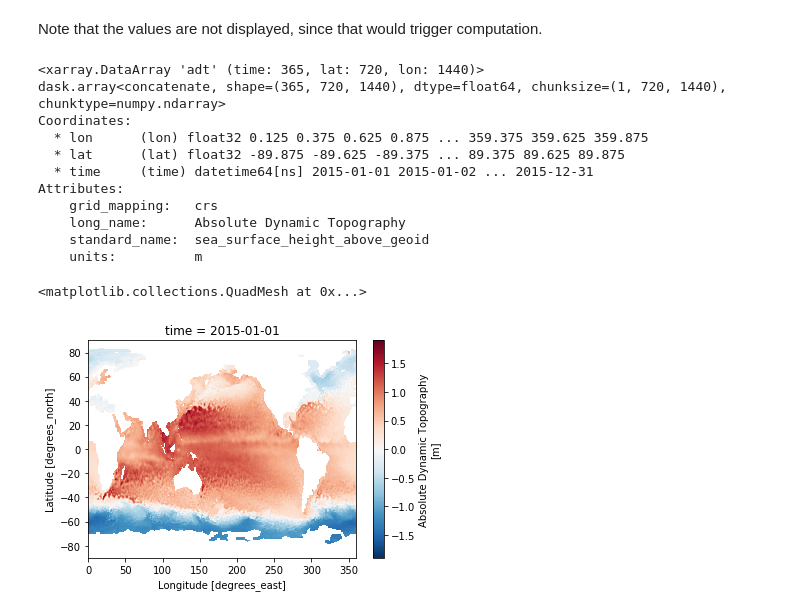
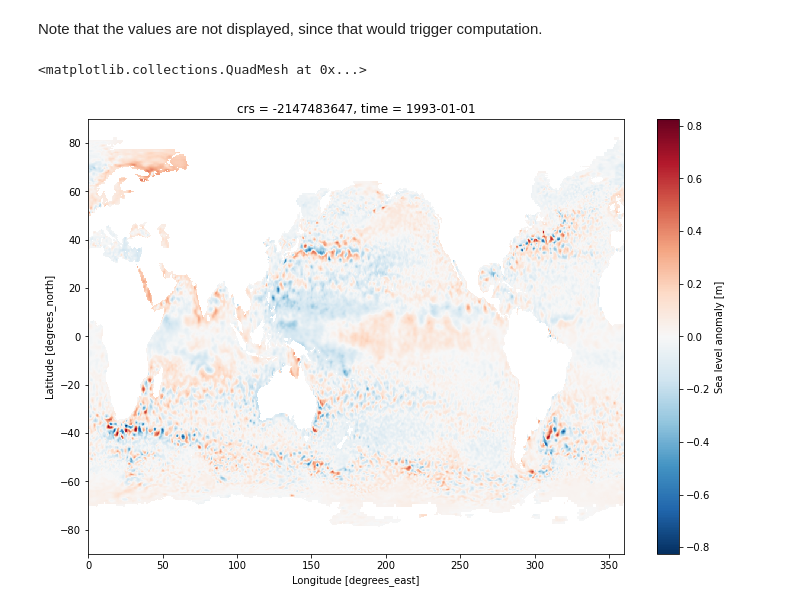
Before and after one commit to earth-env-data-science/earth-env-data-science-book, a Jupyter notebook: src/lectures/dask/dask_arrays.ipynb, the cells around one changed output. Cells and saved outputs as stored; diff of their text form; code cells hidden in the pictures.

Commit message:
update dask lecture

```diff
--- a/src/lectures/dask/dask_arrays.ipynb
+++ b/src/lectures/dask/dask_arrays.ipynb
@@ -309,22 +258,7 @@ Data variables:
 # %% [markdown]
 Note that the values are not displayed, since that would trigger computation.
-# %%
-ssh = ds.adt
-ssh
-# %% [output]
-<xarray.DataArray 'adt' (time: 365, lat: 720, lon: 1440)>
-dask.array<concatenate, shape=(365, 720, 1440), dtype=float64, chunksize=(1, 720, 1440), chunktype=numpy.ndarray>
-Coordinates:
-  * lon      (lon) float32 0.125 0.375 0.625 0.875 ... 359.375 359.625 359.875
-  * lat      (lat) float32 -89.875 -89.625 -89.375 ... 89.375 89.625 89.875
-  * time     (time) datetime64[ns] 2015-01-01 2015-01-02 ... 2015-12-31
-Attributes:
-    grid_mapping:   crs
-    long_name:      Absolute Dynamic Topography
-    standard_name:  sea_surface_height_above_geoid
-    units:          m
 # %%
-ssh[0].plot()
+ds.sla[0].plot()
 # %% [output]
 <matplotlib.collections.QuadMesh at 0x...>
-[figure, old version]
+[figure, new version]
```
Also changed, not shown: parts of 43 cells of this notebook.
